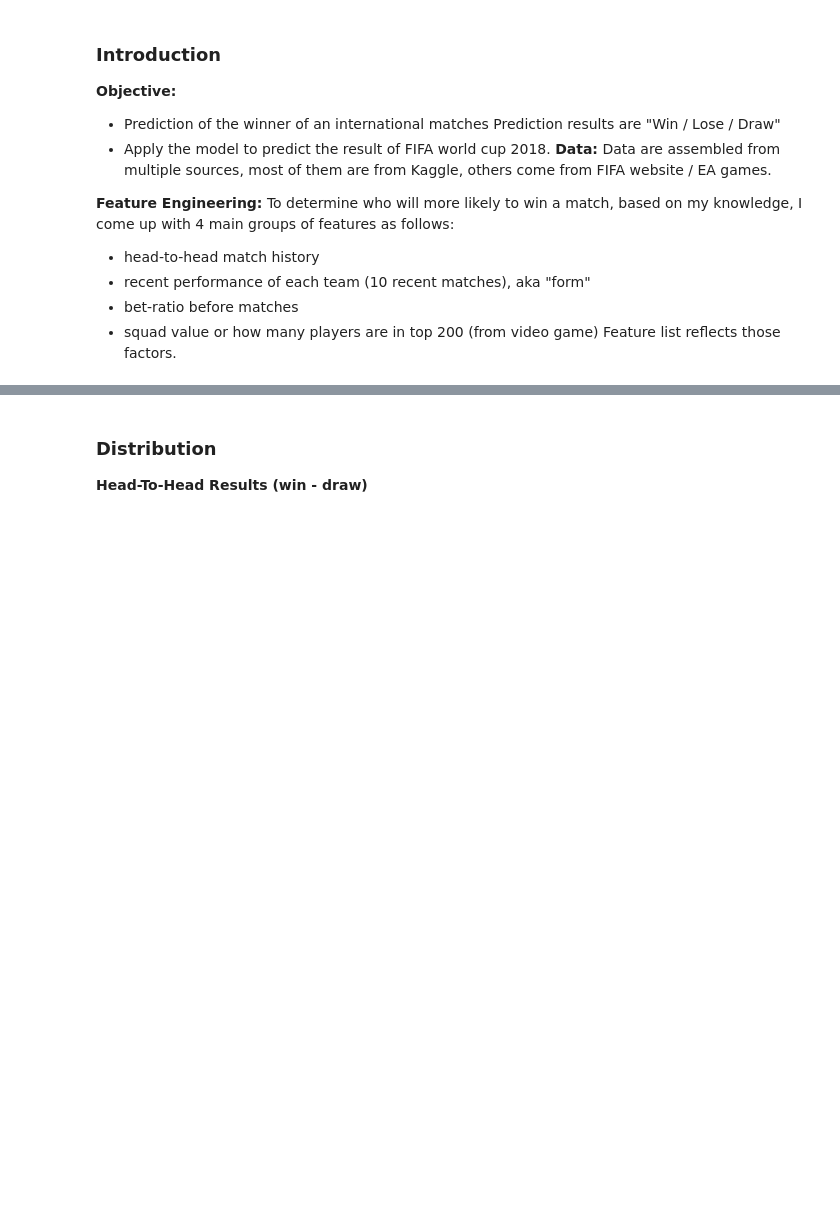
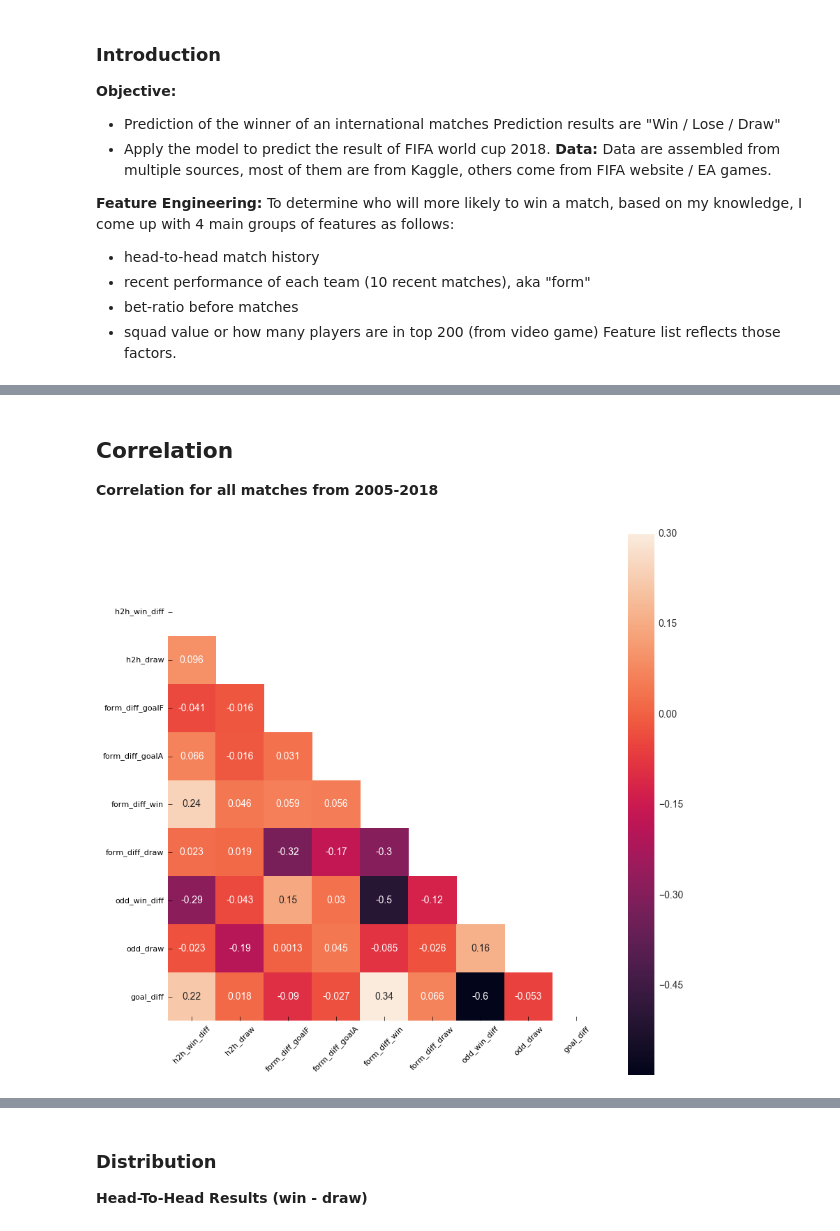
Before and after one commit to mrthlinh/FIFA-World-Cup-Prediction, a Jupyter notebook: EDA/EDA.ipynb, the cells around one changed output, grey strips where cells are left out. Cells and saved outputs as stored; diff of their text form; code cells hidden in the pictures; blank space fills up the shorter version.

```diff
--- a/EDA/EDA.ipynb
+++ b/EDA/EDA.ipynb
@@ -50,0 +63,5 @@ data.head()
+# %%
+data_x = data_.iloc[:,6:14]
+data_y = data_.iloc[:,-3:]
+data_full_x = data_full_.iloc[:,6:-3]
+data_full_y = data_full_.iloc[:,-3:]
@@ -50,0 +77,18 @@ data.head()
+# %% [markdown]
+## Correlation
+__Correlation for all matches from 2005-2018__
+# %%
+data_corr = pd.concat([data_x,data_y['goal_diff']],axis=1)
+corr = data_corr.corr()
+# ax = sns.heatmap(corr)
+mask = np.zeros_like(corr)
+mask[np.triu_indices_from(mask)] = True
+
+fig, ax = plt.subplots(figsize=(10,10))
+
+with sns.axes_style("white"):
+    ax = sns.heatmap(corr, mask=mask, vmax=.3, square=True,annot=True)
+    ax.set_yticklabels(ax.get_yticklabels(), rotation = 0, fontsize = 8)
+    ax.set_xticklabels(ax.get_yticklabels(), rotation = 45, fontsize = 8)
+# %% [output]
+[figure, added]
```
Also changed, not shown: parts of 39 cells of this notebook, 1 other file.
